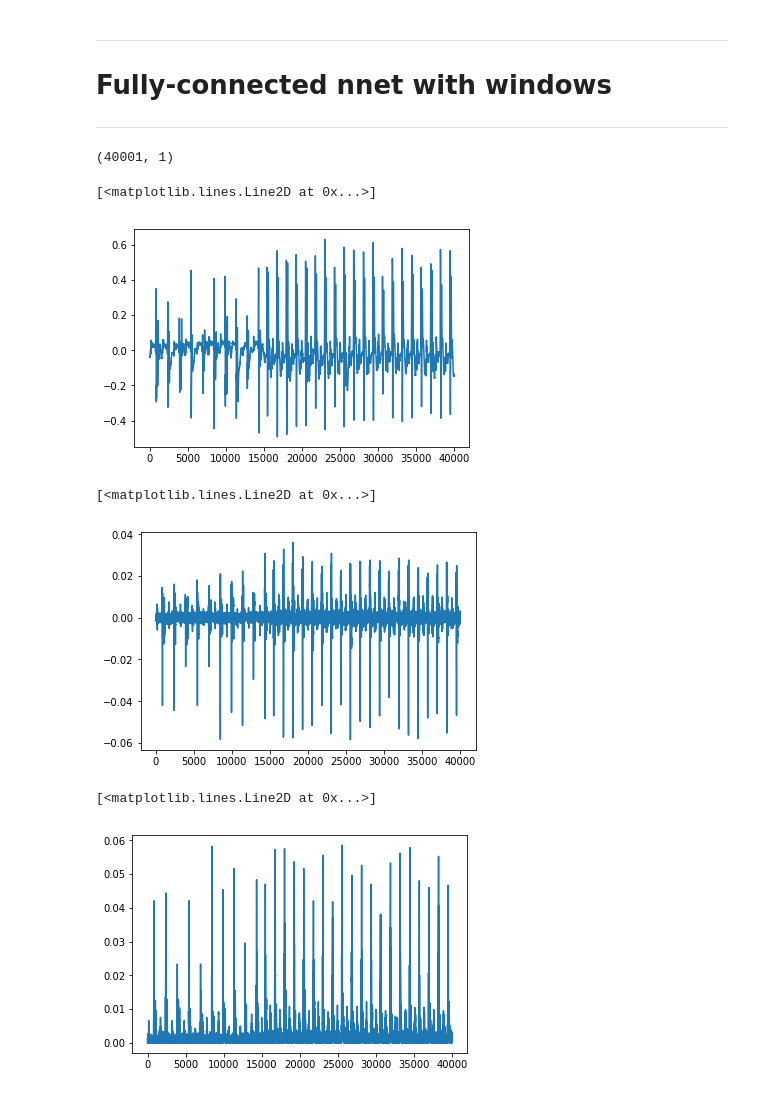
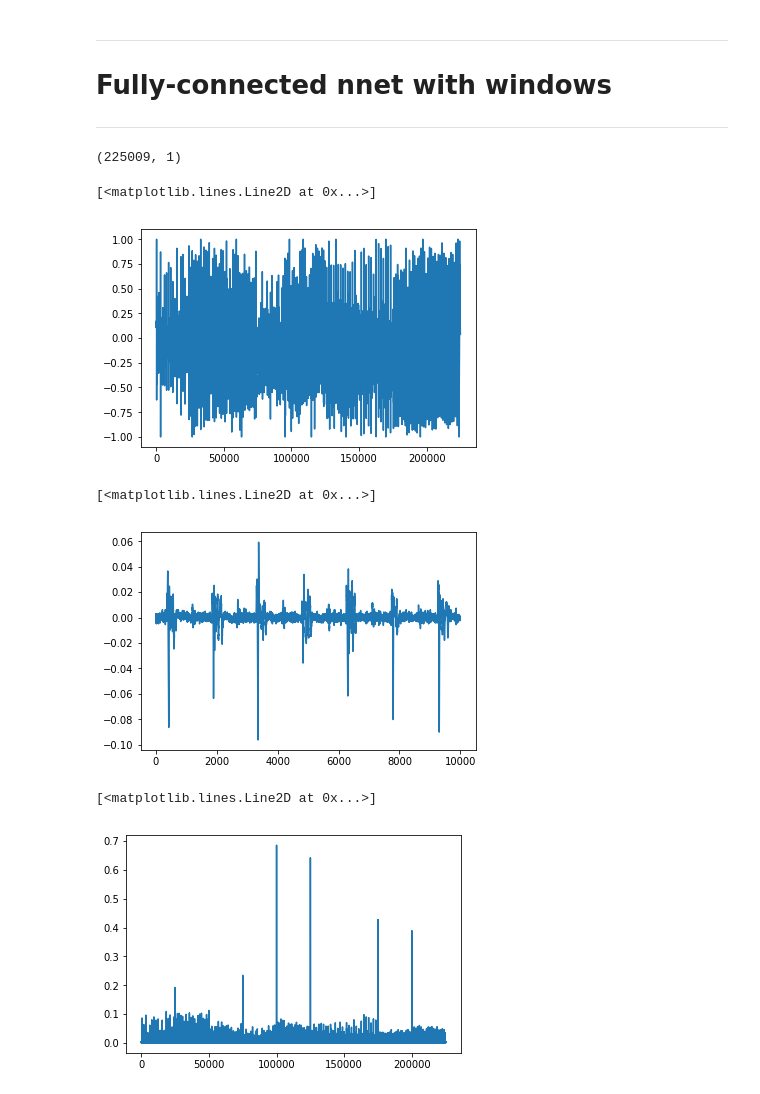
Before and after one commit to callinSwitzer/MuscleTimeseriesPrediction, a Jupyter notebook: PredictMuscleLength.ipynb, the cells around one changed output. Cells and saved outputs as stored; diff of their text form; code cells hidden in the pictures.

```diff
--- a/PredictMuscleLength.ipynb
+++ b/PredictMuscleLength.ipynb
@@ -142,30 +185,27 @@ timesteps = np.arange(0, 1, 1/25000 )
 
 freq = 25
 
-Y = pd.DataFrame(comF.loc[200100:, "len"].values)
-X =  pd.DataFrame(comF.loc[200100:, "EMG"].values)
 
-
-Y = pd.DataFrame(comF.loc[10000:50000, "len"].values)
-X =  pd.DataFrame(comF.loc[10000:50000, "EMG"].values)
+Y = pd.DataFrame(comF.loc[:, "len_scaled"].values)
+X =  pd.DataFrame(comF.loc[:, "EMG_scaled"].values)
 Y.shape
 # %% [output]
-(40001, 1)
+(225009, 1)
 # %%
 plt.plot(X.values)
 # %% [output]
 [<matplotlib.lines.Line2D at 0x...>]
-[figure, old version]
+[figure, new version]
 # %%
-plt.plot(np.diff(X.values, axis = 0 ))
+plt.plot(np.diff(X.values[0:10000], axis = 0 ))
 # %% [output]
 [<matplotlib.lines.Line2D at 0x...>]
-[figure, old version]
+[figure, new version]
 # %%
 plt.plot(np.abs(np.diff(X.values, axis = 0 )))
 # %% [output]
 [<matplotlib.lines.Line2D at 0x...>]
-[figure, old version]
+[figure, new version]
 # %%
 X_sc = X.copy()
 Y_sc = Y.copy()
```
Also changed, not shown: parts of 35 cells of this notebook, 1 other file.
